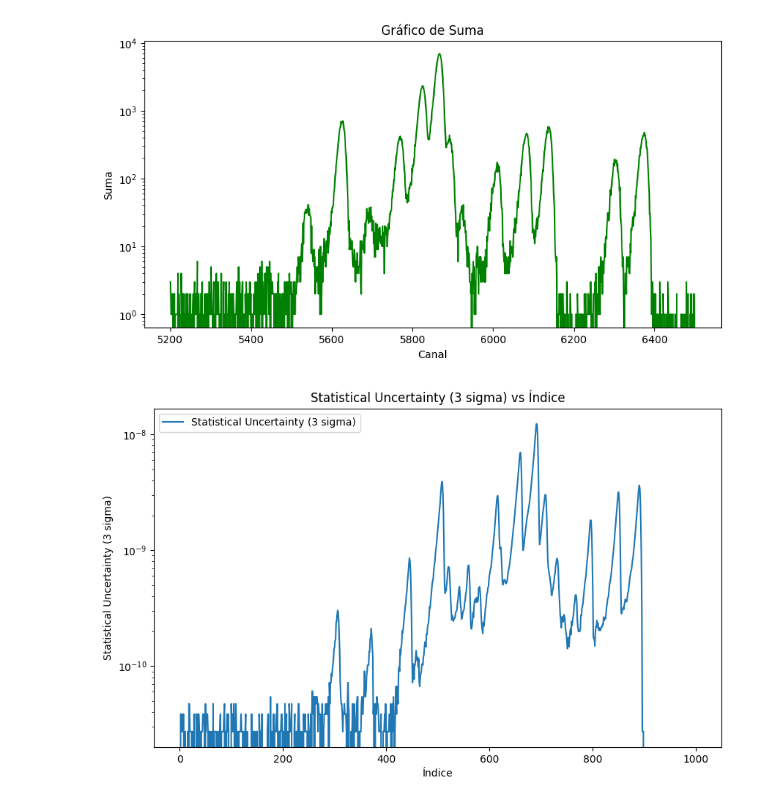
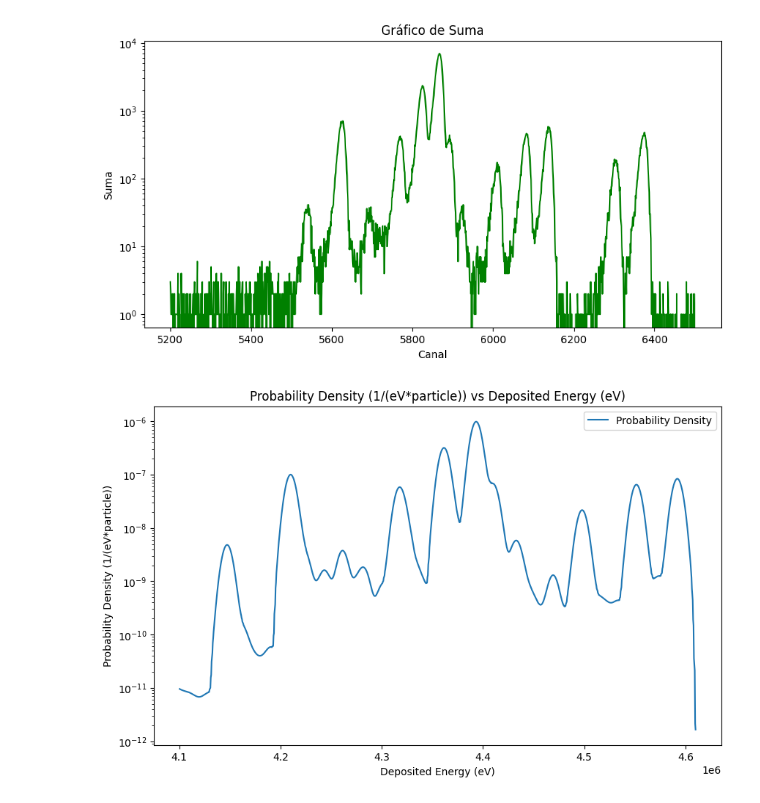
Before and after one commit to carlosherediapimienta/Collaboration_CIEMAT, a Jupyter notebook: U_235.ipynb, the cells around one changed output. Cells and saved outputs as stored; diff of their text form; code cells hidden in the pictures.

```diff
--- a/U_235.ipynb
+++ b/U_235.ipynb
@@ -48,19 +48,21 @@ plt.show()
 [figure]
 [figure]
 # %%
-penhan_Fe = pd.read_csv('/content/spc-enddet-Fe.dat',
+df_penhan = pd.read_csv('/content/chspect.dat',
                    delim_whitespace=True,
                    skiprows=5, names=['Deposited Energy (eV)',
-                          'Probability Density (1/(eV*particle))',
-                          'Statistical Uncertainty (3 sigma)'])
+                          'Probability Density (1/(eV*particle))'])
+# %%
+df_penhan_U235 = df_penhan[(df_penhan['Deposited Energy (eV)'] >= 4.1E6) & (df_penhan['Deposited Energy (eV)'] <= 4.61E6)].copy()
+df_penhan_U235.loc[:, 'Probability Density (1/(eV*particle))'] *= 0.95
 # %%
 plt.figure(figsize=(10, 6))
-plt.plot(penhan_Fe.index, penhan_Fe['Statistical Uncertainty (3 sigma)'], label='Statistical Uncertainty (3 sigma)')
-plt.xlabel('Índice')
-plt.ylabel('Statistical Uncertainty (3 sigma)')
-plt.title('Statistical Uncertainty (3 sigma)' + ' vs Índice')
+plt.plot(df_penhan_U235['Deposited Energy (eV)'], df_penhan_U235['Probability Density (1/(eV*particle))'], label='Probability Density')
+plt.xlabel('Deposited Energy (eV)')
+plt.ylabel('Probability Density (1/(eV*particle))')
+plt.title('Probability Density (1/(eV*particle))' + ' vs Deposited Energy (eV)')
 plt.yscale('log')
 plt.legend()
 plt.show()
 # %% [output]
-[figure, old version]
+[figure, new version]
```
Also changed, not shown: parts of 3 cells of this notebook.
